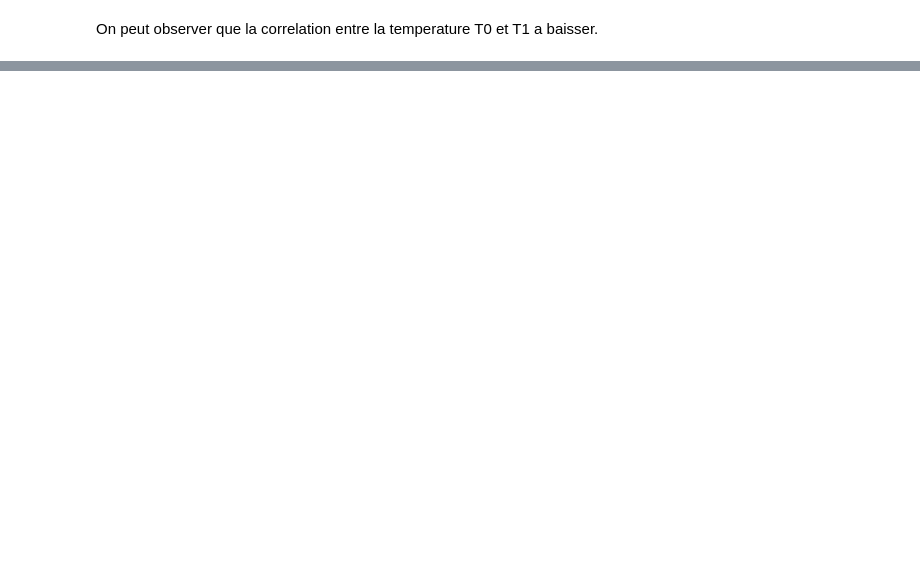
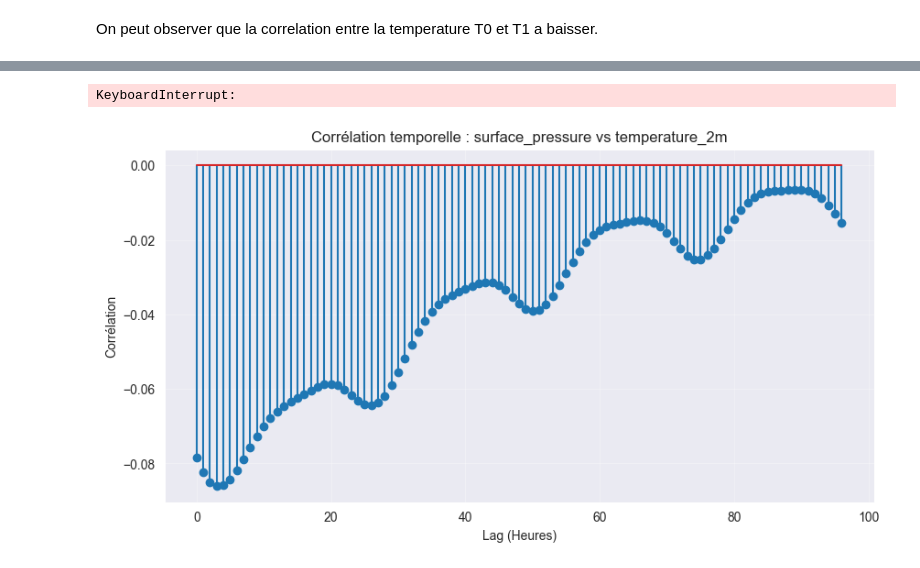
Before and after one commit to qevan91/Projet-fil-rouge-b3, a Jupyter notebook: main.ipynb, the cells around one changed output, grey strips where cells are left out. Saved outputs shown, nothing was run; the diff lists cells and outputs as text; code cells hidden in the pictures; blank space fills up the shorter version.

```diff
--- a/main.ipynb
+++ b/main.ipynb
@@ -352,0 +430,27 @@ On peut observer que la correlation entre la temperature T0 et T1 a baisser.
+# %%
+if 'date' in df.columns:
+    df['date'] = pd.to_datetime(df['date'])
+    df.set_index('date', inplace=True)
+
+df_clean = df.dropna()
+
+target_col = 'temperature_2m'
+features = df_clean.select_dtypes(include=[np.number]).drop(columns=[target_col], errors='ignore')
+# %%
+other_var = 'surface_pressure'
+lags = np.arange(-48, 49)
+
+if other_var in df_clean.columns:
+    ccf_vals = ccf(df_clean[other_var], df_clean[target_col], adjusted=False)[:len(lags)]
+
+    plt.figure(figsize=(10, 5))
+    plt.stem(range(len(ccf_vals)), ccf_vals)
+    plt.title(f"Corrélation temporelle : {other_var} vs {target_col}")
+    plt.xlabel("Lag (Heures)")
+    plt.ylabel("Corrélation")
+    plt.grid(True, alpha=0.3)
+    plt.tight_layout()
+    plt.show()
+# %% [output]
+KeyboardInterrupt:
+[figure, added]
```
Also changed, not shown: parts of 19 cells of this notebook, 5 other files.
